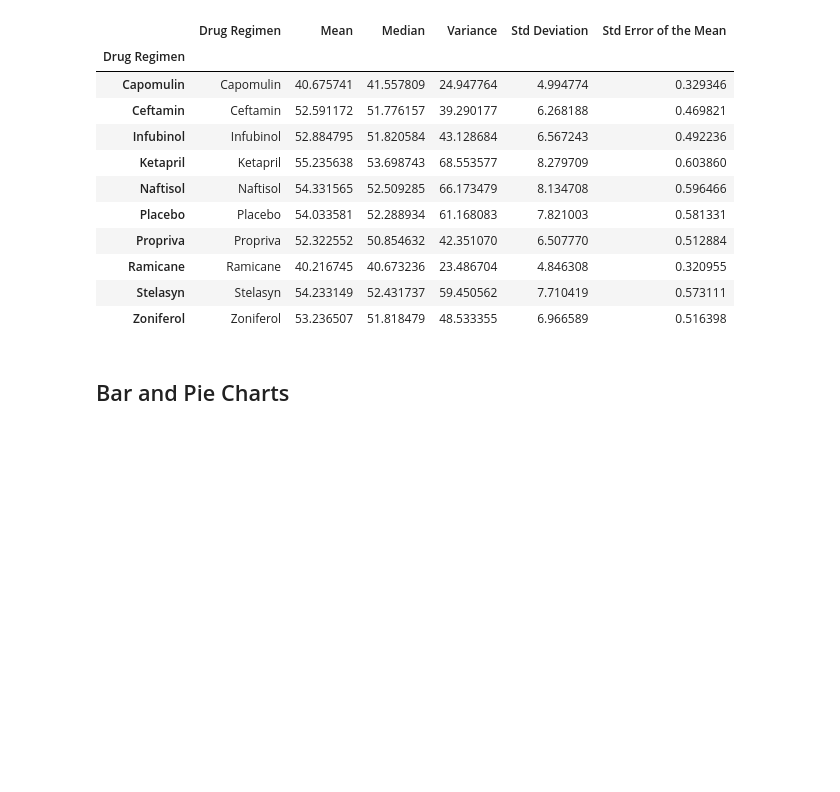
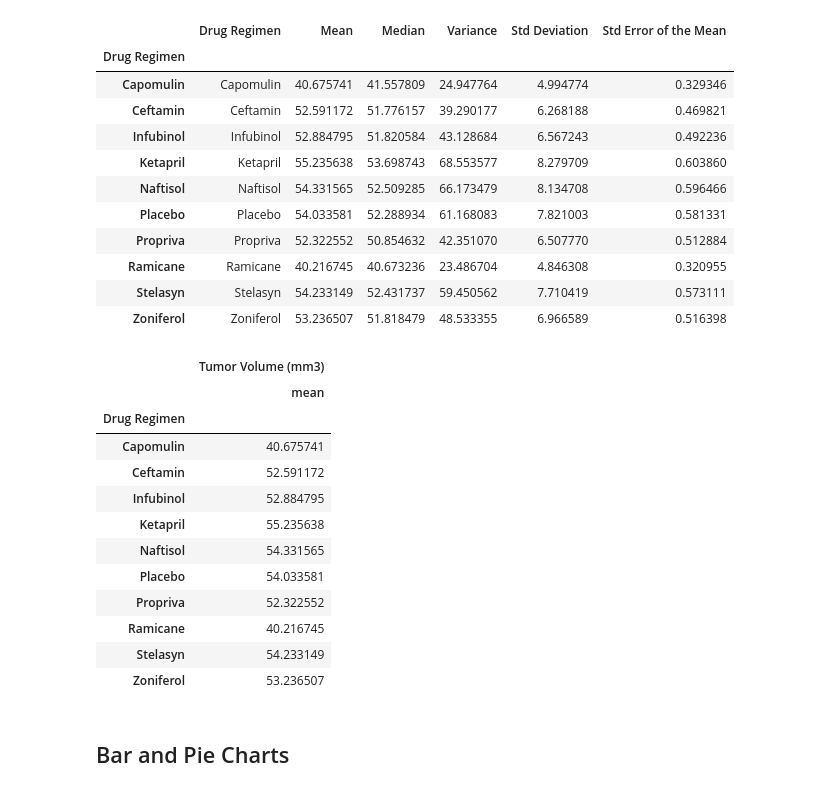
Before and after one commit to papadiscobravo/Pymeceutical-challenge-2, a Jupyter notebook: homework/assignment05/pymaceuticals_starter.ipynb, the cells around one changed output. Saved outputs shown, nothing was run; the diff lists cells and outputs as text; code cells hidden in the pictures; blank space fills up the shorter version.

Commit message:
good progress on the concise version of the summary table.

```diff
--- a/homework/assignment05/pymaceuticals_starter.ipynb
+++ b/homework/assignment05/pymaceuticals_starter.ipynb
@@ -245,3 +243,45 @@ summary_df
+# %%
+# 6 Using the aggregation method, produce the same summary statistics in a single line
+# @TA Farshad: "You are allowed to use group by in the 2nd method.
+# The instructions is asking to create a summary table with a single line of code
+# (versus creating a series each for mean, median, var, etc. and then creating a data frame).
+# Please research pandas GroupBy.aggregate function.
+# This is the URL of the current pandas documentation on GroupBy.aggregate:
+# https://pandas.pydata.org/docs/reference/api/pandas.core.groupby.DataFrameGroupBy.aggregate.html?highlight=groupby%20aggregate#pandas.core.groupby.DataFrameGroupBy.aggregate
+# which mentions Different aggregations per column
+# df.groupby('A').agg({
+# 'B': ['min', 'max'],
+#     'C': 'sum'
+#    })
+
+#    B             C
+#  min max       sum
+# A
+# 1   1   2  0.590715
+# 2   3   4  0.704907
+
+summary_df_concise = merged_df.groupby("Drug Regimen").agg({
+     "Tumor Volume (mm3)" : ["mean"],
+#    "Tumor Volume (mm3)" : ["median"],
+#    "Tumor Volume (mm3)" : ["var"],
+#    "Tumor Volume (mm3)" : ["stddev"],
+#    "Tumor Volume (mm3)" : ["sem"]
+    })
+summary_df_concise
+# %% [output]
+|  | Tumor Volume (mm3) |
+|  | mean |
+| Drug Regimen |  |
+| Capomulin | 40.675741 |
+| Ceftamin | 52.591172 |
+| Infubinol | 52.884795 |
+| Ketapril | 55.235638 |
+| Naftisol | 54.331565 |
+| Placebo | 54.033581 |
+| Propriva | 52.322552 |
+| Ramicane | 40.216745 |
+| Stelasyn | 54.233149 |
+| Zoniferol | 53.236507 |
 # %% [markdown]
 ## Bar and Pie Charts
 # %%
```
Also changed, not shown: parts of 20 cells of this notebook.
